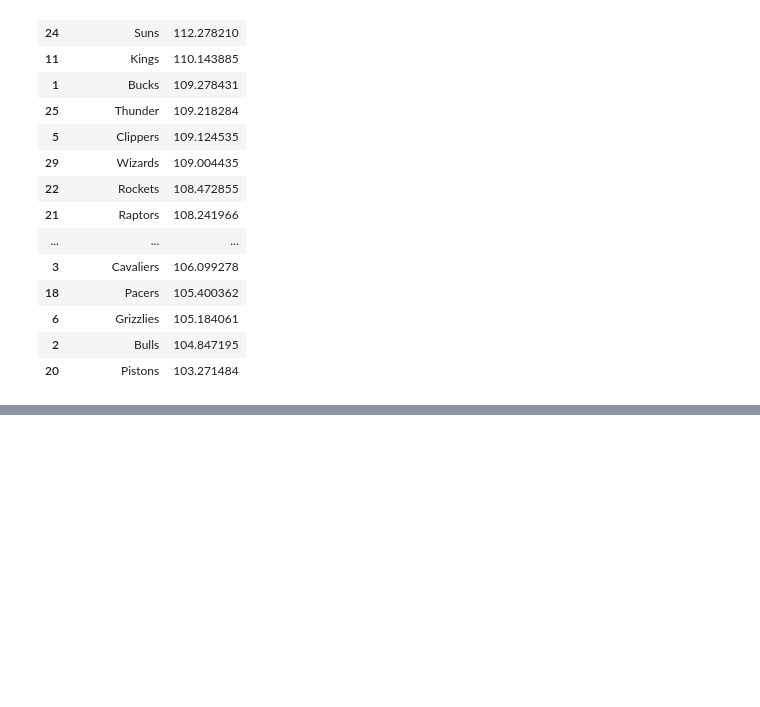
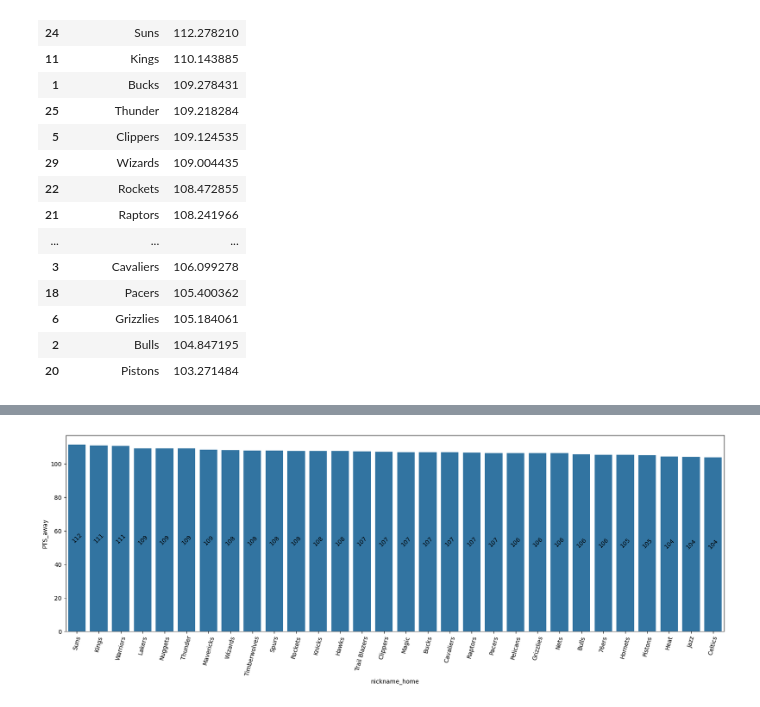
Before and after one commit to alexakh95/Game_prediction, a Jupyter notebook: nba_game_prediction.ipynb, the cells around one changed output, grey strips where cells are left out. Cells and saved outputs as stored; diff of their text form; code cells hidden in the pictures; blank space fills up the shorter version.

```diff
--- a/nba_game_prediction.ipynb
+++ b/nba_game_prediction.ipynb
@@ -426,0 +437,11 @@ plt.show()
+# %%
+away_wins = games_stats[games_stats["HOME_TEAM_WINS"] == 0]
+away_wins = away_wins.groupby("nickname_home")["PTS_away"].aggregate(np.mean).reset_index().sort_values(by = "PTS_away", ascending = False)
+# %%
+plt.figure(figsize=(20,6))
+ax = sns.barplot(data=away_wins, x="nickname_home", y="PTS_away", order=away_wins["nickname_home"])
+ax.bar_label(ax.containers[-1], fmt="%.0f", label_type="center", rotation=45)
+plt.xticks(rotation=75)
+plt.show()
+# %% [output]
+[figure, added]
```
Also changed, not shown: parts of 22 cells of this notebook.
